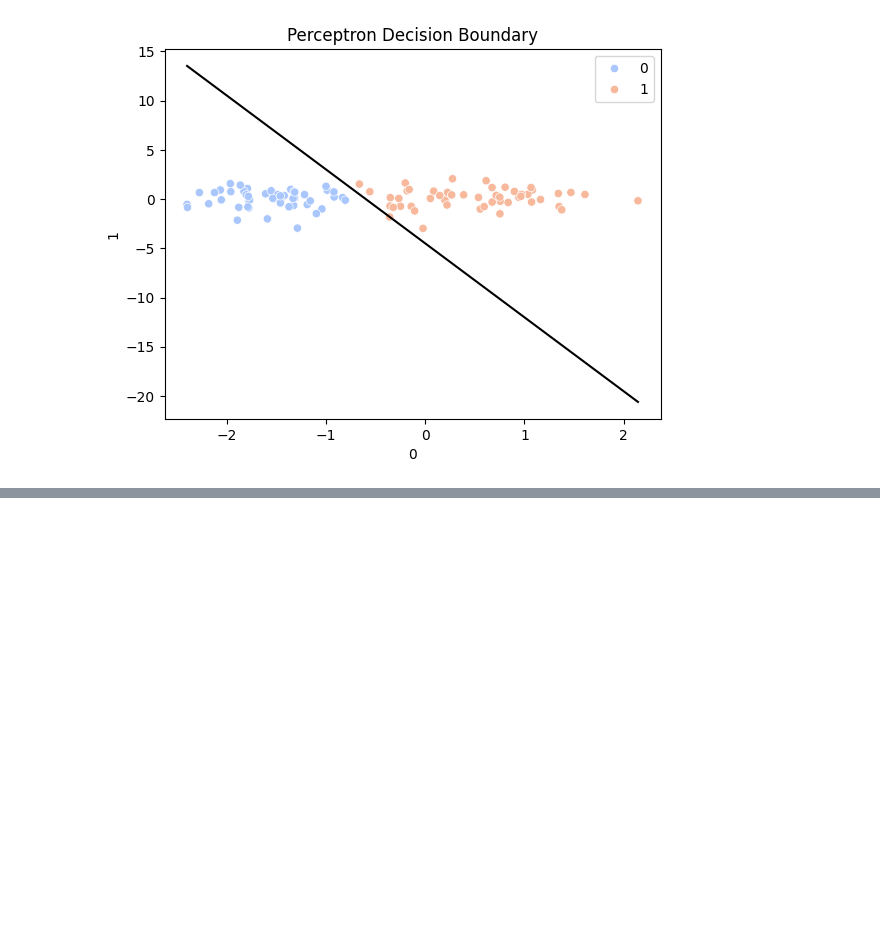
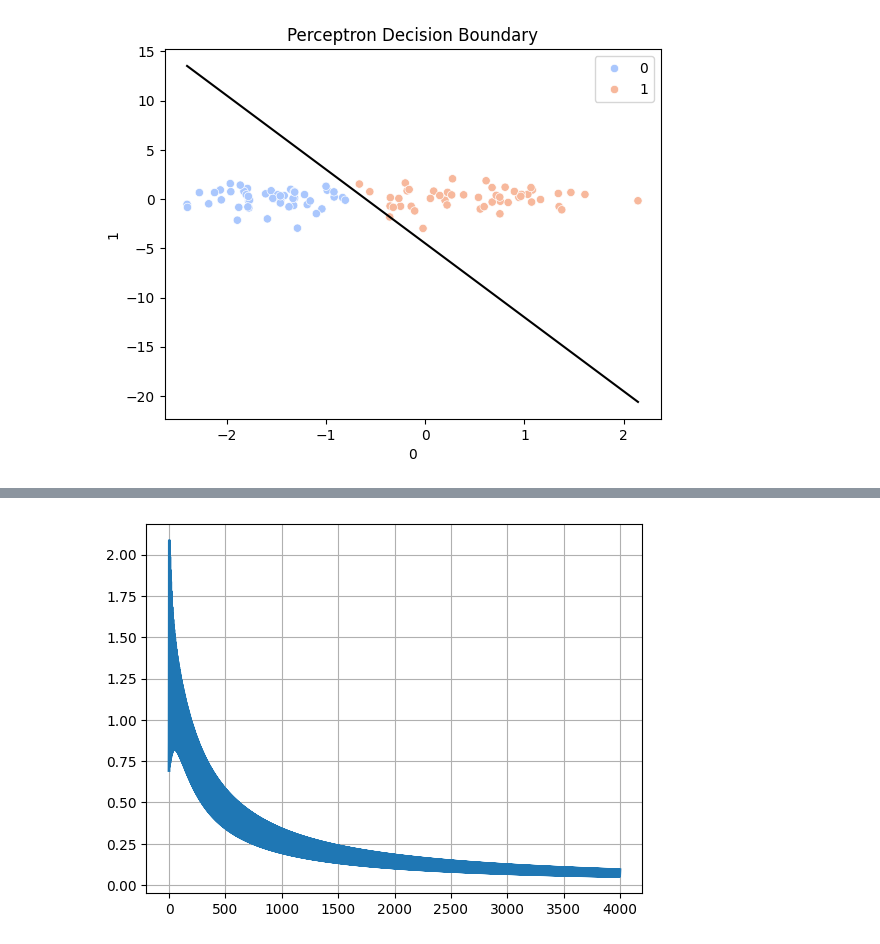
Before and after one commit to kshitizkndl2/DeepLearning, a Jupyter notebook: Perceptron/Perceptron_training_examples.ipynb, the cells around one changed output, grey strips where cells are left out. Cells and saved outputs as stored; diff of their text form; code cells hidden in the pictures; blank space fills up the shorter version.

```diff
--- a/Perceptron/Perceptron_training_trick.ipynb
+++ b/Perceptron/Perceptron_training_examples.ipynb
@@ -132,0 +230,5 @@ plt.show()
+# %%
+plt.plot(loss_history, linewidth=2)
+plt.grid(True)
+# %% [output]
+[figure, added]
```
Also changed, not shown: parts of 4 cells of this notebook.
